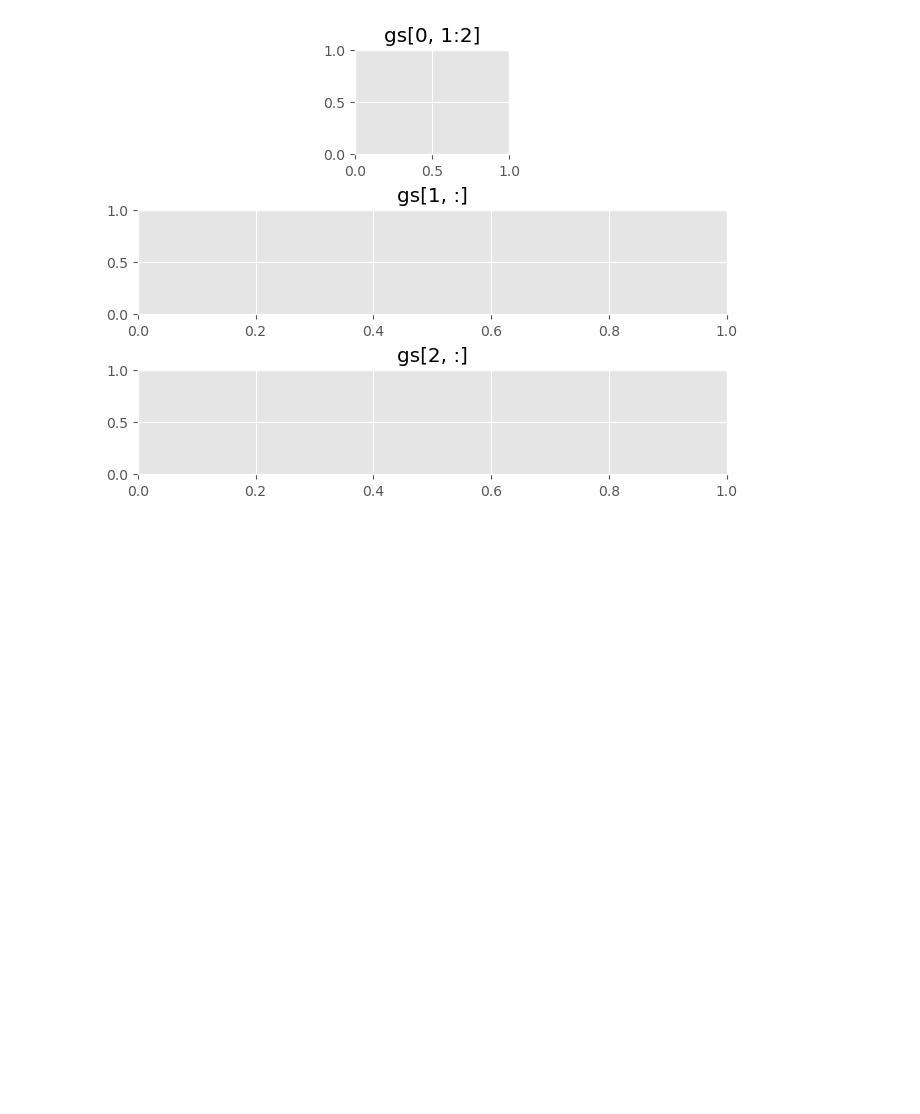
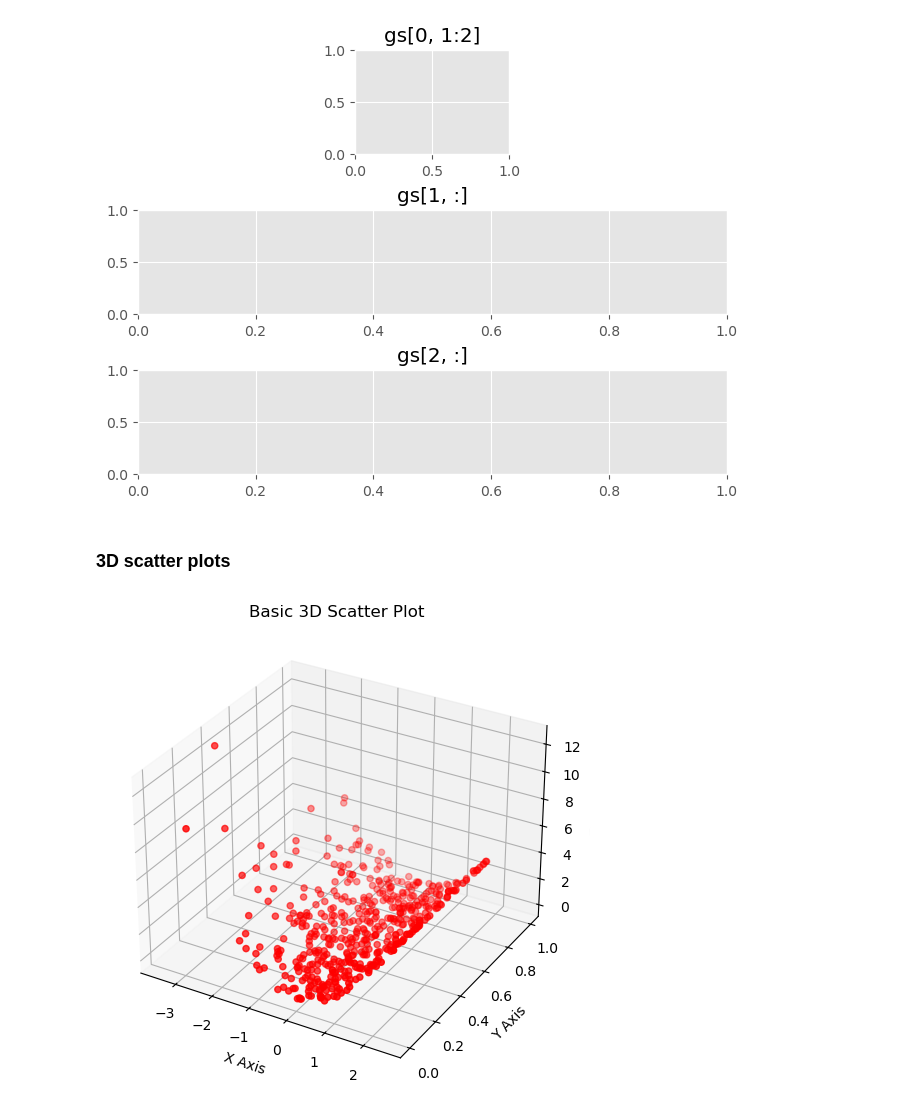
Before and after one commit to t-padma/learning_python, a Jupyter notebook: basic-python/data_viz.ipynb, the cells around one changed output. Saved outputs shown, nothing was run; the diff lists cells and outputs as text; code cells hidden in the pictures; blank space fills up the shorter version.

```diff
--- a/basic-python/data_viz.ipynb
+++ b/basic-python/data_viz.ipynb
@@ -76,3 +93,28 @@ f3_ax3.set_title('gs[2, :]')
 # %% [output]
 Text(0.5, 1.0, 'gs[2, :]')
 [figure]
+# %% [markdown]
+### 3D scatter plots
+# %%
+# synthetic data
+x = np.random.randn(500)
+y = np.random.rand(500)
+z = x**2
+
+# Create a figure and 3D axis
+fig = plt.figure(figsize=(8,6))
+ax = fig.add_subplot(111, projection='3d') # integers corresp to nrows, ncols, and index resp.
+
+# Create scatter plot
+ax.scatter3D(x, y, z, color='red', marker='o')
+
+# Labels
+ax.set_xlabel('X Axis')
+ax.set_ylabel('Y Axis')
+ax.set_zlabel('Z Axis')
+ax.set_title('Basic 3D Scatter Plot')
+
+
+plt.show()
+# %% [output]
+[figure, added]
```
Also changed, not shown: parts of 5 cells of this notebook.
